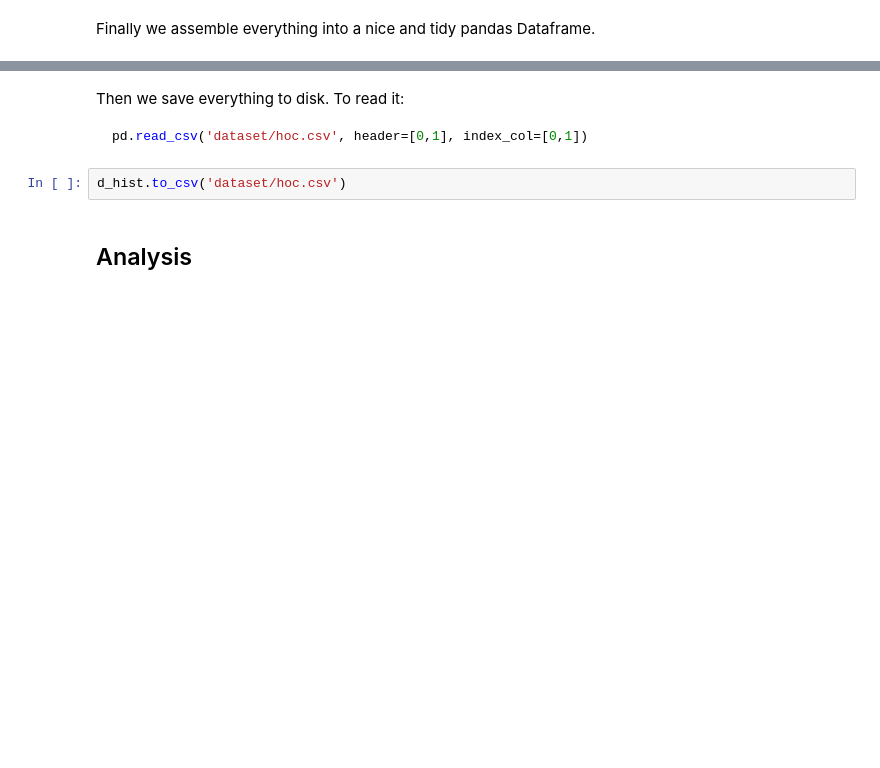
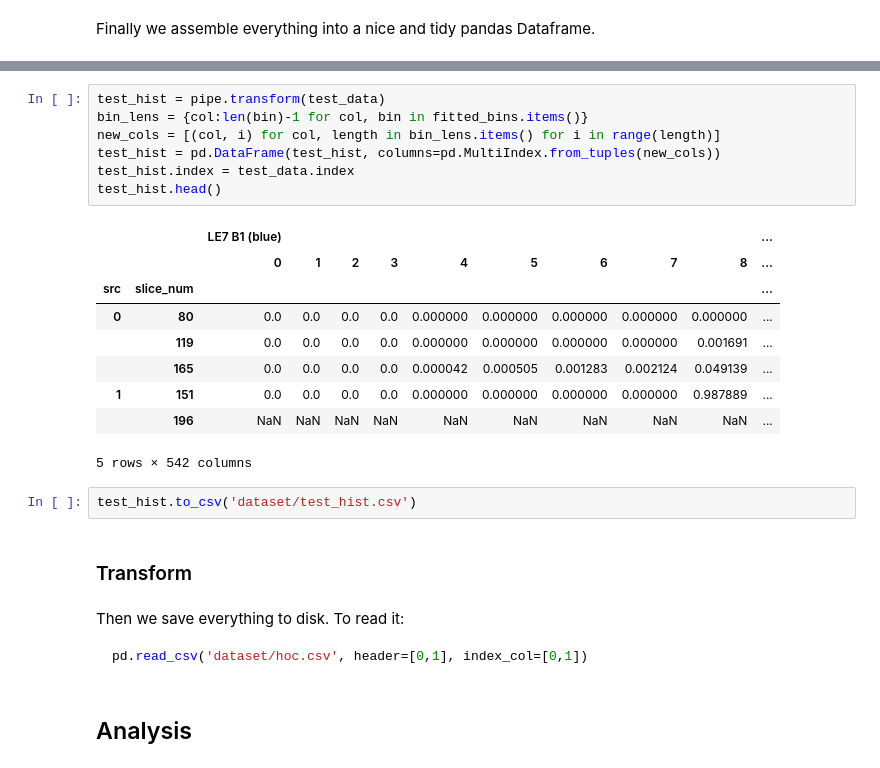
Before and after one commit to jonasbarth/fds-2022-final-project, a Jupyter notebook: hoc.ipynb, the cells around one changed output, grey strips where cells are left out. Saved outputs shown, nothing was run; the diff lists cells and outputs as text; blank space fills up the shorter version.

````diff
--- a/hoc.ipynb
+++ b/hoc.ipynb
@@ -104,10 +150,29 @@ d_hist.head()
+# %%
+test_hist = pipe.transform(test_data)
+bin_lens = {col:len(bin)-1 for col, bin in fitted_bins.items()}
+new_cols = [(col, i) for col, length in bin_lens.items() for i in range(length)]
+test_hist = pd.DataFrame(test_hist, columns=pd.MultiIndex.from_tuples(new_cols))
+test_hist.index = test_data.index
+test_hist.head()
+# %% [output]
+|  |  | LE7 B1 (blue) |  |  |  |  |  |  |  |  | ... |
+|  |  | 0 | 1 | 2 | 3 | 4 | 5 | 6 | 7 | 8 | ... |
+| src | slice_num |  |  |  |  |  |  |  |  |  | ... |
+| 0 | 80 | 0.0 | 0.0 | 0.0 | 0.0 | 0.000000 | 0.000000 | 0.000000 | 0.000000 | 0.000000 | ... |
+|  | 119 | 0.0 | 0.0 | 0.0 | 0.0 | 0.000000 | 0.000000 | 0.000000 | 0.000000 | 0.001691 | ... |
+|  | 165 | 0.0 | 0.0 | 0.0 | 0.0 | 0.000042 | 0.000505 | 0.001283 | 0.002124 | 0.049139 | ... |
+| 1 | 151 | 0.0 | 0.0 | 0.0 | 0.0 | 0.000000 | 0.000000 | 0.000000 | 0.000000 | 0.987889 | ... |
+|  | 196 | NaN | NaN | NaN | NaN | NaN | NaN | NaN | NaN | NaN | ... |
+5 rows × 542 columns
+# %%
+test_hist.to_csv('dataset/test_hist.csv')
+# %% [markdown]
+### Transform
 # %% [markdown]
 Then we save everything to disk. To read it:
 ```python
 pd.read_csv('dataset/hoc.csv', header=[0,1], index_col=[0,1])
 ```
-# %%
-d_hist.to_csv('dataset/hoc.csv')
 # %% [markdown]
 ## Analysis
 # %% [markdown]
````
Also changed, not shown: parts of 16 cells of this notebook.
